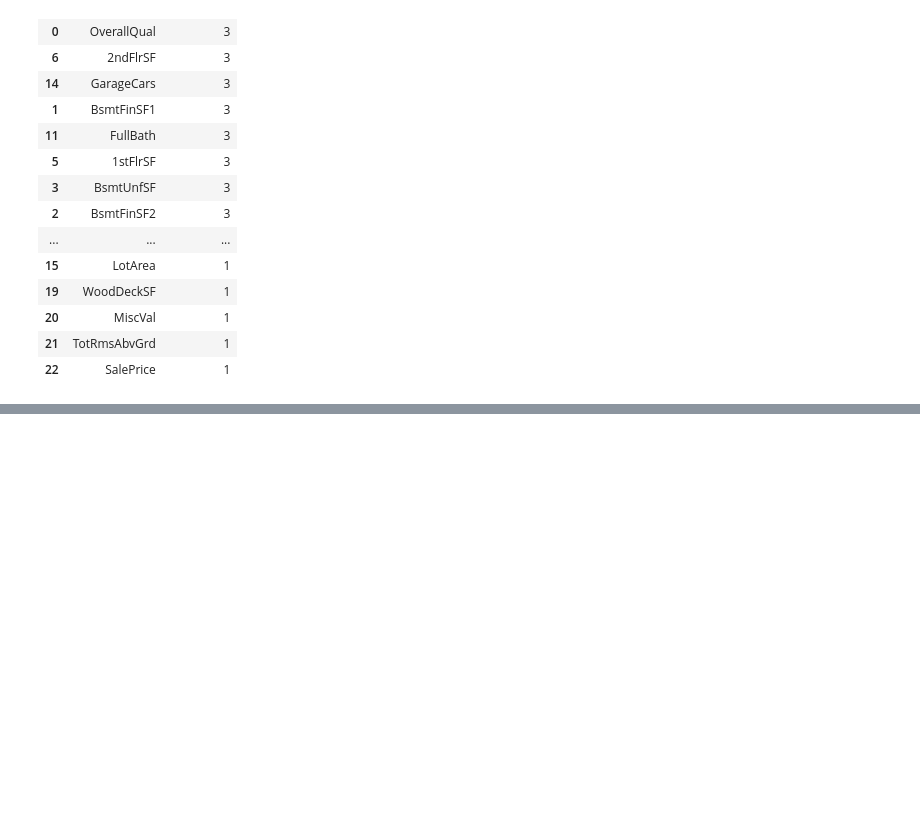
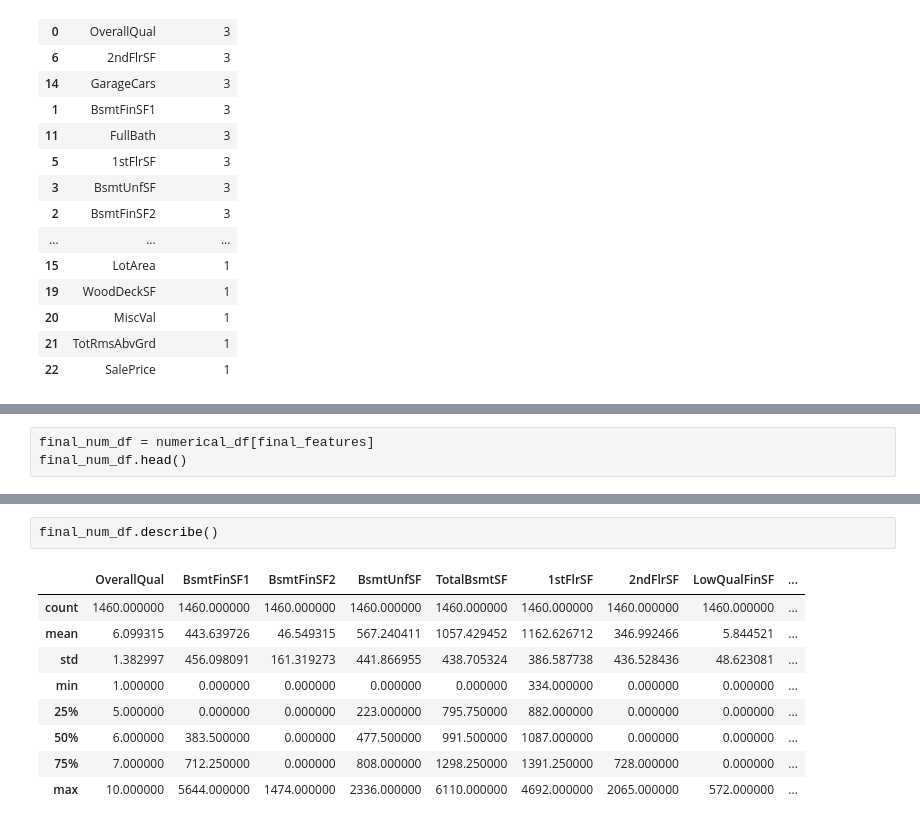
Before and after one commit to Khadimou/SalesPriceML, a Jupyter notebook: deep_eda.ipynb, the cells around one changed output, grey strips where cells are left out. Drawn from its saved outputs; the diff is of its cells as text; blank space fills up the shorter version.

```diff
--- a/deep_eda.ipynb
+++ b/deep_eda.ipynb
@@ -412,0 +467,3 @@ feat_freq_df.nlargest(10,"Frequence").plot.bar("Feature", figsize = (16,5))
+# %%
+final_num_df = numerical_df[final_features]
+final_num_df.head()
@@ -412,0 +477,12 @@ feat_freq_df.nlargest(10,"Frequence").plot.bar("Feature", figsize = (16,5))
+# %%
+final_num_df.describe()
+# %% [output]
+|  | OverallQual | BsmtFinSF1 | BsmtFinSF2 | BsmtUnfSF | TotalBsmtSF | 1stFlrSF | 2ndFlrSF | LowQualFinSF | ... |
+| count | 1460.000000 | 1460.000000 | 1460.000000 | 1460.000000 | 1460.000000 | 1460.000000 | 1460.000000 | 1460.000000 | ... |
+| mean | 6.099315 | 443.639726 | 46.549315 | 567.240411 | 1057.429452 | 1162.626712 | 346.992466 | 5.844521 | ... |
+| std | 1.382997 | 456.098091 | 161.319273 | 441.866955 | 438.705324 | 386.587738 | 436.528436 | 48.623081 | ... |
+| min | 1.000000 | 0.000000 | 0.000000 | 0.000000 | 0.000000 | 334.000000 | 0.000000 | 0.000000 | ... |
+| 25% | 5.000000 | 0.000000 | 0.000000 | 223.000000 | 795.750000 | 882.000000 | 0.000000 | 0.000000 | ... |
+| 50% | 6.000000 | 383.500000 | 0.000000 | 477.500000 | 991.500000 | 1087.000000 | 0.000000 | 0.000000 | ... |
+| 75% | 7.000000 | 712.250000 | 0.000000 | 808.000000 | 1298.250000 | 1391.250000 | 728.000000 | 0.000000 | ... |
+| max | 10.000000 | 5644.000000 | 1474.000000 | 2336.000000 | 6110.000000 | 4692.000000 | 2065.000000 | 572.000000 | ... |
```
Also changed, not shown: parts of 18 cells of this notebook.
